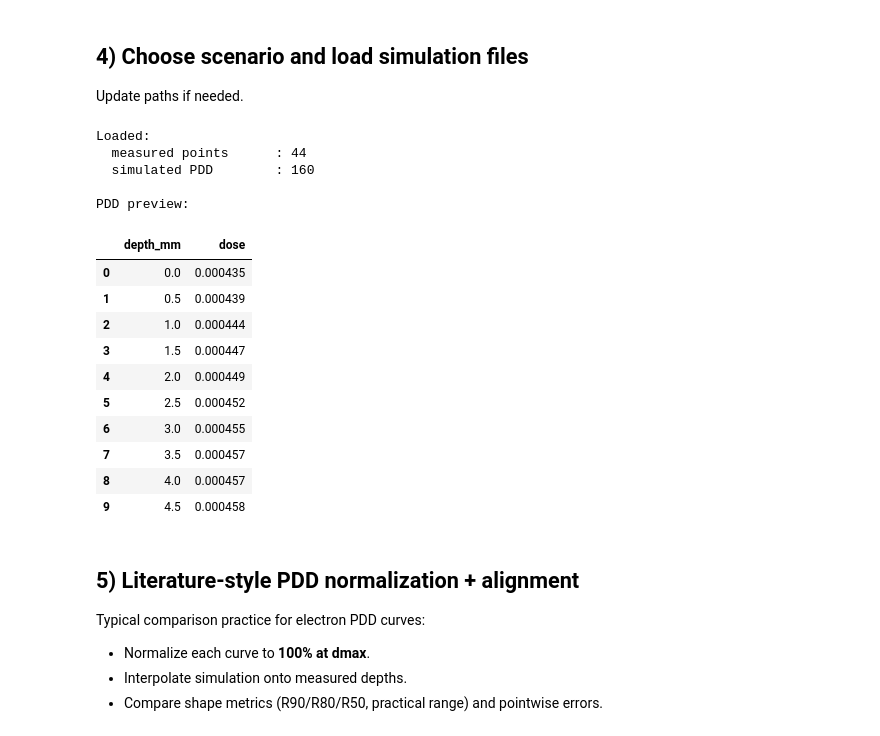
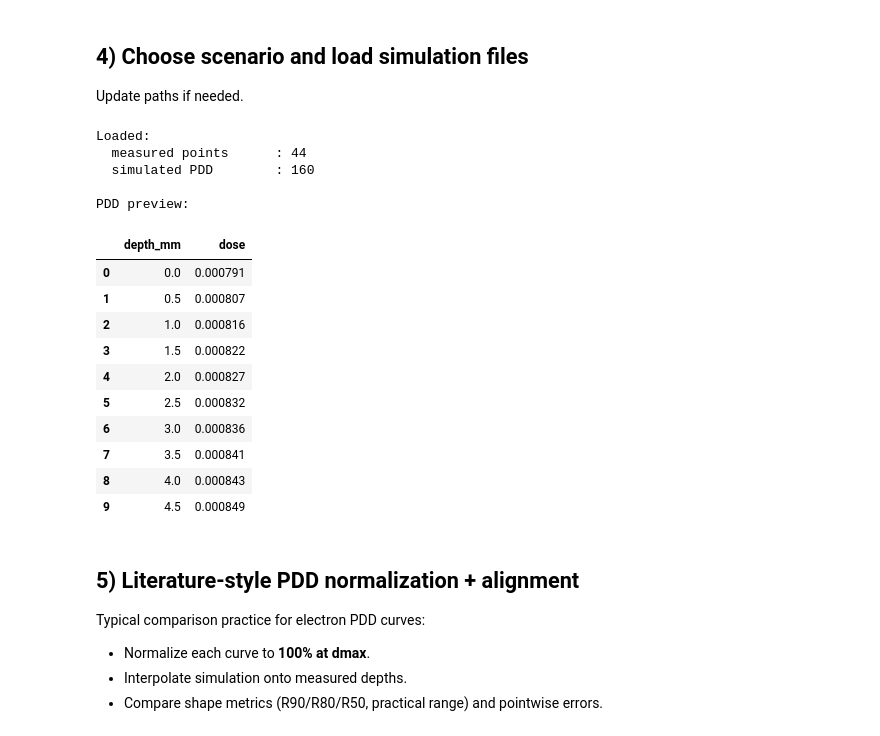
Before and after one commit to gaelicpommes/flashelectronsim, a Jupyter notebook: pddmaker7.ipynb, the cells around one changed output. Cells and saved outputs as stored; diff of their text form; code cells hidden in the pictures.

```diff
--- a/pddmaker7.ipynb
+++ b/pddmaker7.ipynb
@@ -313,7 +313,7 @@ Update paths if needed.
 applicator_cm =10 # 10, 5, or 2
 mode = 'flash9'            # 'flash9', 'conv9', 'flash6alt'
 
-pdd_file = 'build/pdd_r1111_E9p70_sE1p30_sTh0p2_N200M_J50026962_T1.txt'
+pdd_file = 'build/pdd_flash9_10cm_r2005_E9_70_sE1_30_sTh0_2_5cm_N300M_J12697547_T1.txt'
 
 # Mesh-index to mm conversion (used when files are Geant4 scorer exports)
 # IMPORTANT: if your simulated depth looks ~2x too long/short, this is usually the cause.
@@ -331,43 +331,43 @@ sim_position_shift_mm = 0.0
 
 # Optional: force profile axis for mesh files: 'ix', 'iy', 'iz', or None for auto
 profile_axis = None
 # -----------------------
 
 meas = MEASURED_PDD[(applicator_cm, mode)]
 meas_df = pd.DataFrame({'depth_mm': meas['depth_mm'], 'meas_norm_pct': meas['norm_pct']})
 
 sim_pdd_df = read_pdd_file(
     pdd_file,
     depth_bin_mm=pdd_depth_bin_mm,
     depth_offset_mm=pdd_depth_offset_mm,
 )
 
 # Apply optional geometric correction (for mesh-spacing mismatch)
 sim_pdd_df['depth_mm'] = sim_pdd_df['depth_mm'] * sim_depth_scale + sim_depth_shift_mm
 
 print('Loaded:')
 print(f'  measured points      : {len(meas_df)}')
 print(f'  simulated PDD        : {len(sim_pdd_df)}')
 
 print('\nPDD preview:')
 display(sim_pdd_df.head(10))
 # %% [output]
 Loaded:
   measured points      : 44
   simulated PDD        : 160
 
 PDD preview:
 |  | depth_mm | dose |
-| 0 | 0.0 | 0.000435 |
-| 1 | 0.5 | 0.000439 |
-| 2 | 1.0 | 0.000444 |
-| 3 | 1.5 | 0.000447 |
-| 4 | 2.0 | 0.000449 |
-| 5 | 2.5 | 0.000452 |
-| 6 | 3.0 | 0.000455 |
-| 7 | 3.5 | 0.000457 |
-| 8 | 4.0 | 0.000457 |
-| 9 | 4.5 | 0.000458 |
+| 0 | 0.0 | 0.000791 |
+| 1 | 0.5 | 0.000807 |
+| 2 | 1.0 | 0.000816 |
+| 3 | 1.5 | 0.000822 |
+| 4 | 2.0 | 0.000827 |
+| 5 | 2.5 | 0.000832 |
+| 6 | 3.0 | 0.000836 |
+| 7 | 3.5 | 0.000841 |
+| 8 | 4.0 | 0.000843 |
+| 9 | 4.5 | 0.000849 |
 # %% [markdown]
 ## 5) Literature-style PDD normalization + alignment
 
```
Also changed, not shown: parts of 7 cells of this notebook.
